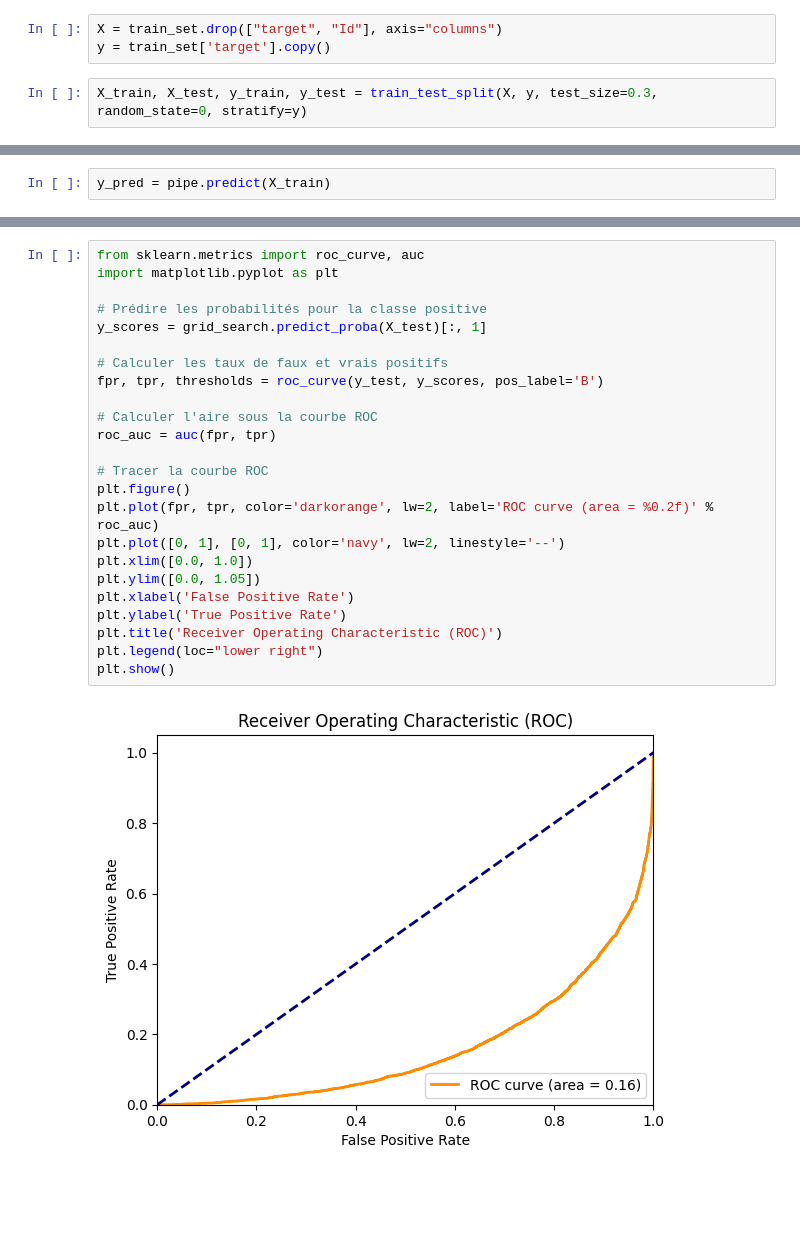
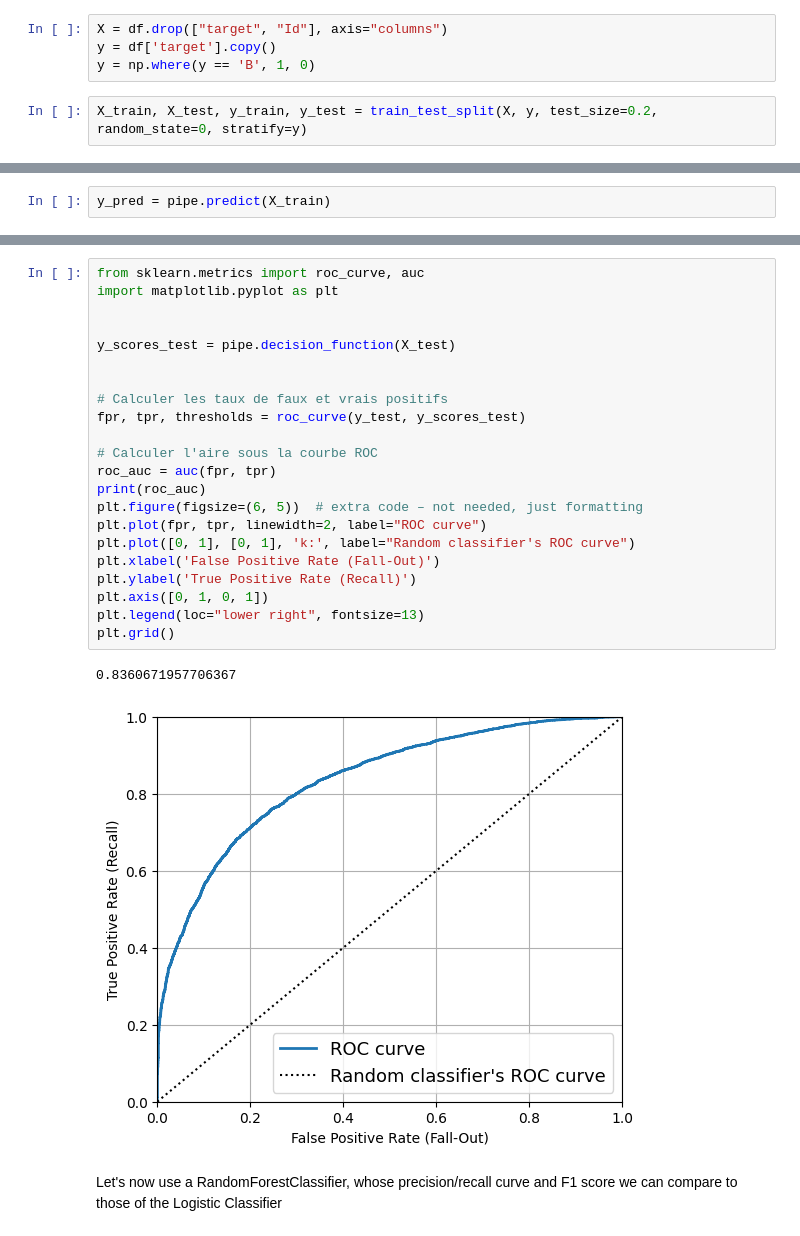
Before and after one commit to RayNCode/code_collab, a Jupyter notebook: ML-2-Model.ipynb, the cells around one changed output, grey strips where cells are left out. Saved outputs shown, nothing was run; the diff lists cells and outputs as text; blank space fills up the shorter version.

```diff
--- a/ML-2-Model.ipynb
+++ b/ML-2-Model.ipynb
@@ -31,10 +30,11 @@ train_set, test_set = train_test_split(df, test_size=0.2, random_state=42)
 # %% [markdown]
 **Unfortunately, we don't know for now which feature is the most explanatory for our target (label) variable. Therefore, we'll have to leave this on the side and come back to it later. I'm not even sure this is something we can do, since categories are spread out...**
 # %%
-X = train_set.drop(["target", "Id"], axis="columns")
-y = train_set['target'].copy()
+X = df.drop(["target", "Id"], axis="columns")
+y = df['target'].copy()
+y = np.where(y == 'B', 1, 0)
 # %%
-X_train, X_test, y_train, y_test = train_test_split(X, y, test_size=0.3, random_state=0, stratify=y)
+X_train, X_test, y_train, y_test = train_test_split(X, y, test_size=0.2, random_state=0, stratify=y)
 # %% [markdown]
 Most ML algorithms prefer to work with numbers, so let's convert these categories from text to numbers.
 # %%
@@ -146,26 +173,27 @@ Score F1:  0.8162507997440819
 # %%
 from sklearn.metrics import roc_curve, auc
 import matplotlib.pyplot as plt
 
-# Prédire les probabilités pour la classe positive
-y_scores = grid_search.predict_proba(X_test)[:, 1]
+
+y_scores_test = pipe.decision_function(X_test)
+
 
 # Calculer les taux de faux et vrais positifs
-fpr, tpr, thresholds = roc_curve(y_test, y_scores, pos_label='B')
+fpr, tpr, thresholds = roc_curve(y_test, y_scores_test)
 
 # Calculer l'aire sous la courbe ROC
 roc_auc = auc(fpr, tpr)
-
-# Tracer la courbe ROC
-plt.figure()
-plt.plot(fpr, tpr, color='darkorange', lw=2, label='ROC curve (area = %0.2f)' % roc_auc)
-plt.plot([0, 1], [0, 1], color='navy', lw=2, linestyle='--')
-plt.xlim([0.0, 1.0])
-plt.ylim([0.0, 1.05])
-plt.xlabel('False Positive Rate')
-plt.ylabel('True Positive Rate')
-plt.title('Receiver Operating Characteristic (ROC)')
-plt.legend(loc="lower right")
-plt.show()
+print(roc_auc)
+plt.figure(figsize=(6, 5))  # extra code – not needed, just formatting
+plt.plot(fpr, tpr, linewidth=2, label="ROC curve")
+plt.plot([0, 1], [0, 1], 'k:', label="Random classifier's ROC curve")
+plt.xlabel('False Positive Rate (Fall-Out)')
+plt.ylabel('True Positive Rate (Recall)')
+plt.axis([0, 1, 0, 1])
+plt.legend(loc="lower right", fontsize=13)
+plt.grid()
 # %% [output]
+0.8360671957706367
-[figure, old version]
+[figure, new version]
+# %% [markdown]
+Let's now use a RandomForestClassifier, whose precision/recall curve and F1 score we can compare to those of the Logistic Classifier
```
Also changed, not shown: parts of 20 cells of this notebook.
